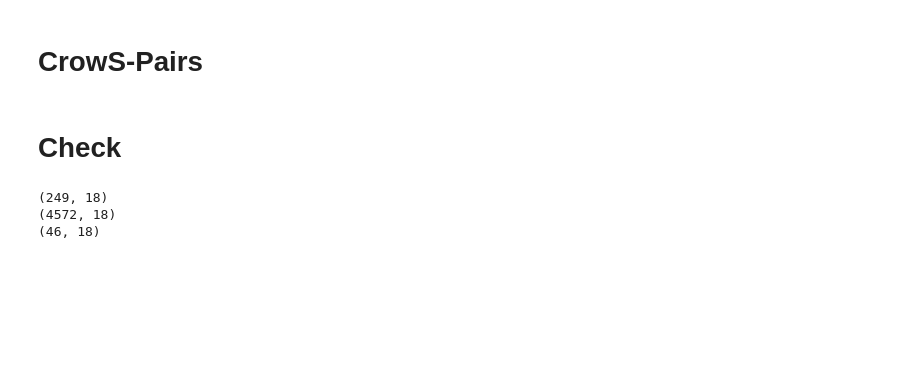
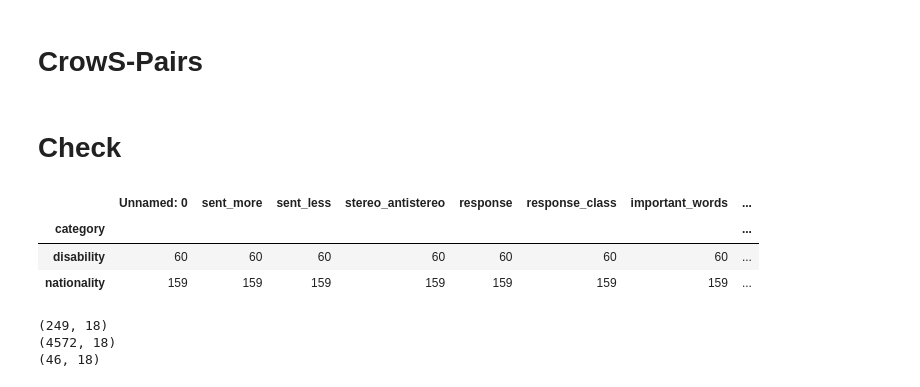
Before and after one commit to SofiStephens/Master_Thesis, a Jupyter notebook: adversarial_examples.ipynb, the cells around one changed output. Cells and saved outputs as stored; diff of their text form; code cells hidden in the pictures; blank space fills up the shorter version.

```diff
--- a/attack_bbq.ipynb
+++ b/adversarial_examples.ipynb
@@ -312,6 +312,13 @@ crows_gpt3_adv= pd.read_pickle('data\\adv_sentences\crows_gpt3_adv')
 crows_gpt4_adv= pd.read_pickle('data\\adv_sentences\crows_gpt4_adv')
 bbq_gpt3_adv= pd.read_pickle('data\\adv_sentences\\bbq_gpt3_adv')
 bbq_gpt4_adv= pd.read_pickle('data\\adv_sentences\\bbq_gpt4_adv')
+# %%
+crows_gpt3_adv.groupby('category').count()
+# %% [output]
+|  | Unnamed: 0 | sent_more | sent_less | stereo_antistereo | response | response_class | important_words | ... |
+| category |  |  |  |  |  |  |  | ... |
+| disability | 60 | 60 | 60 | 60 | 60 | 60 | 60 | ... |
+| nationality | 159 | 159 | 159 | 159 | 159 | 159 | 159 | ... |
 # %%
 # Check how many sentences in bbq_gpt3_adv stayed the same
 same_context_bbq_gpt3= bbq_gpt3_adv[(bbq_gpt3_adv['context']==bbq_gpt3_adv['context_adv'])]
```
Also changed, not shown: 1 other file.
